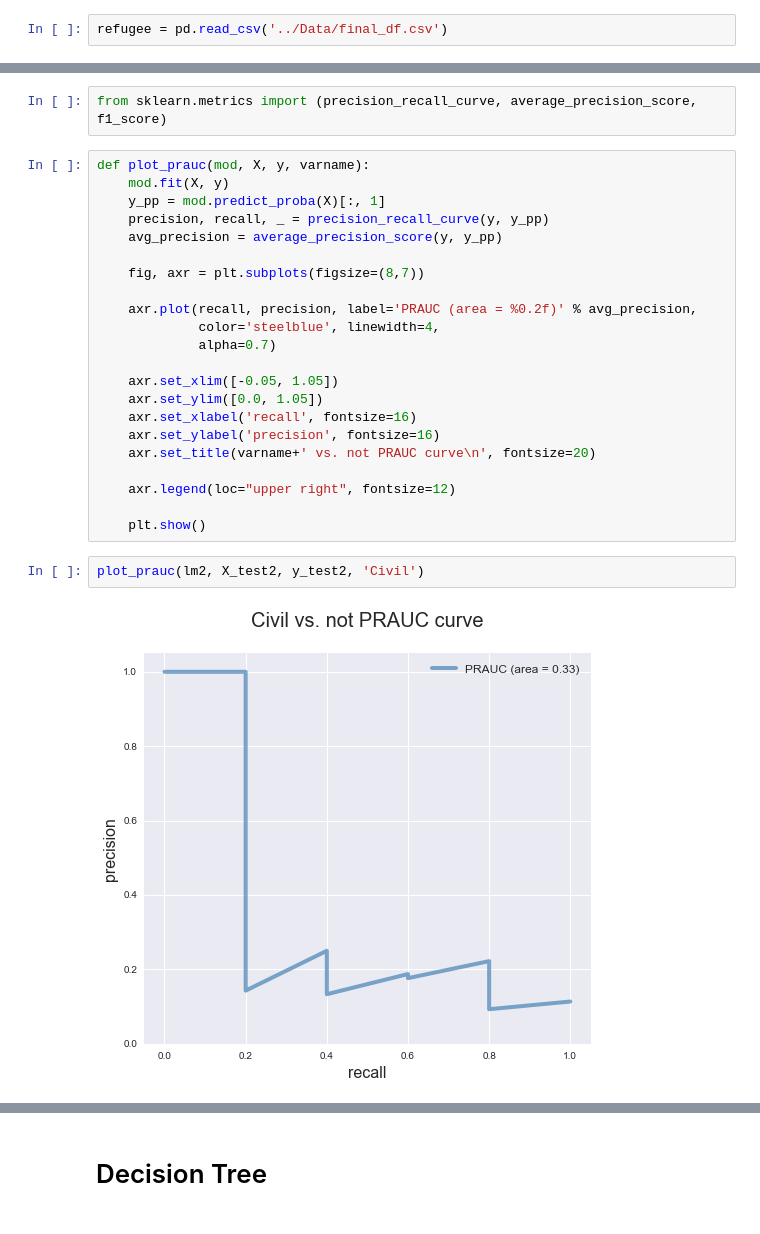
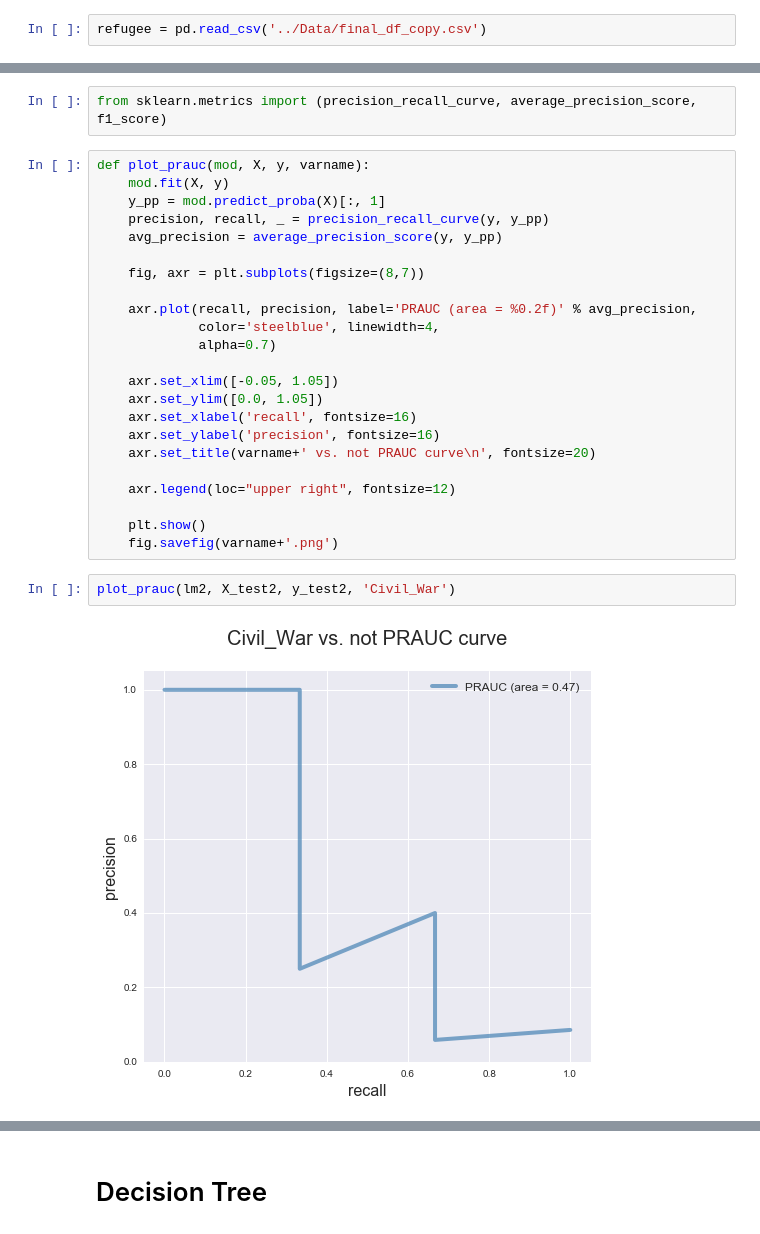
Before and after one commit to nsivapra/DSI-SF-2-nsivapra, a Jupyter notebook: Capstone/Code/Modeling.ipynb, the cells around one changed output, grey strips where cells are left out. Cells and saved outputs as stored; diff of their text form.

```diff
--- a/Capstone/Code/Modeling.ipynb
+++ b/Capstone/Code/Modeling.ipynb
@@ -23,5 +23,5 @@ import matplotlib.pyplot as plt
 
 %matplotlib inline
 # %%
-refugee = pd.read_csv('../Data/final_df.csv')
+refugee = pd.read_csv('../Data/final_df_copy.csv')
 # %%
@@ -239,8 +255,9 @@ def plot_prauc(mod, X, y, varname):
     axr.legend(loc="upper right", fontsize=12)
 
     plt.show()
+    fig.savefig(varname+'.png')
 # %%
-plot_prauc(lm2, X_test2, y_test2, 'Civil')
+plot_prauc(lm2, X_test2, y_test2, 'Civil_War')
 # %% [output]
-[figure, old version]
+[figure, new version]
 # %%
```
Also changed, not shown: parts of 21 cells of this notebook, 1 other file.
